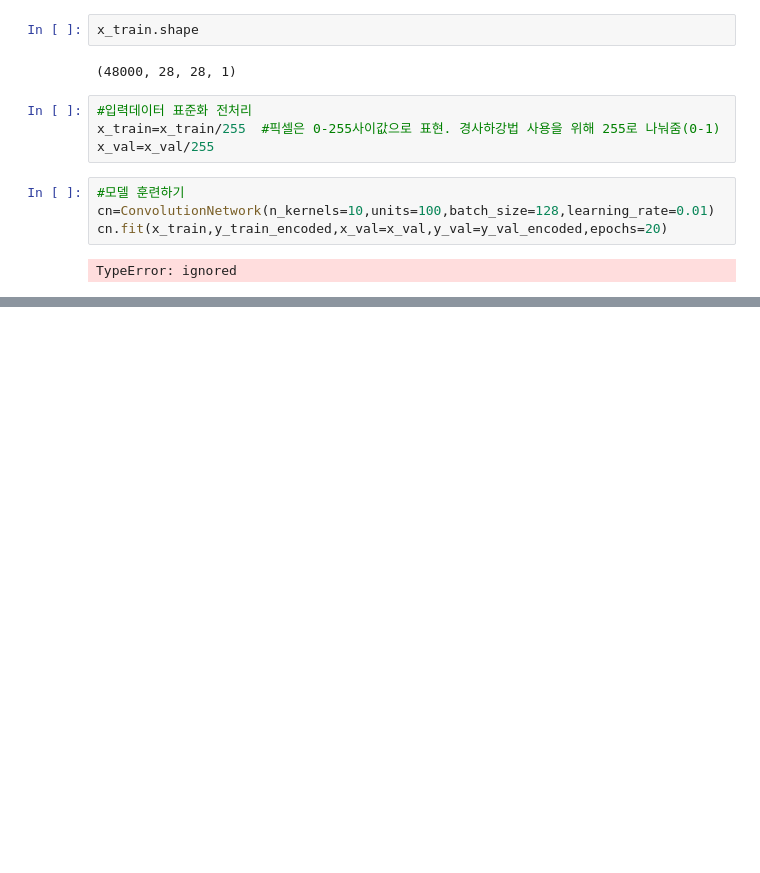
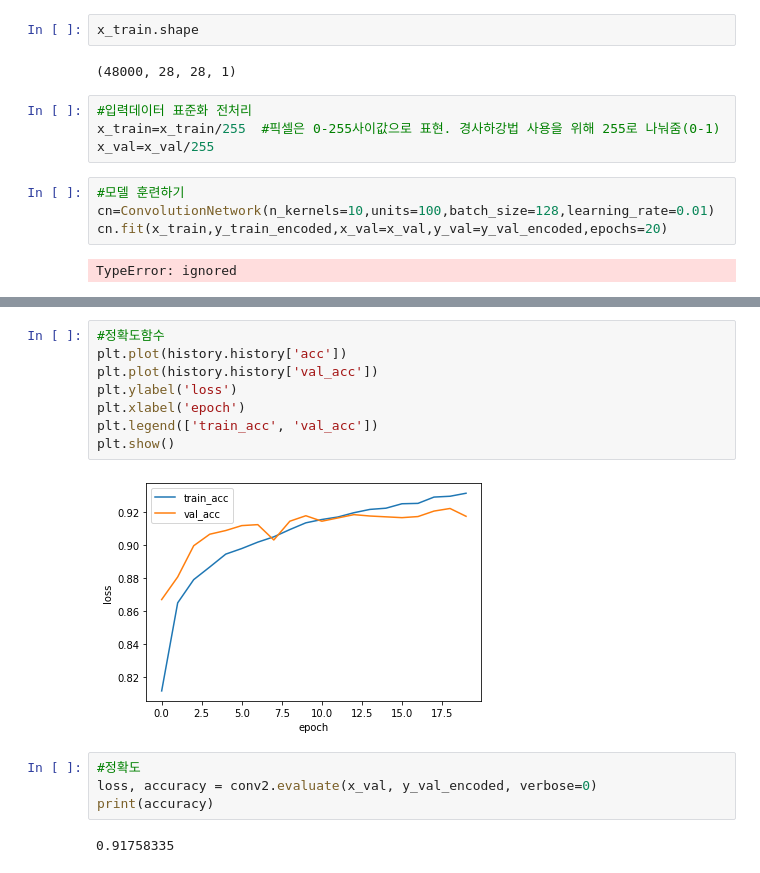
Before and after one commit to Jimin980921/DeepLearning, a Jupyter notebook: Do_it_8.ipynb, the cells around one changed output, grey strips where cells are left out. Cells and saved outputs as stored; diff of their text form; blank space fills up the shorter version.

```diff
--- a/Do_it_8.ipynb
+++ b/Do_it_8.ipynb
@@ -199,0 +346,16 @@ TypeError: ignored
+# %%
+#정확도함수
+plt.plot(history.history['acc'])
+plt.plot(history.history['val_acc'])
+plt.ylabel('loss')
+plt.xlabel('epoch')
+plt.legend(['train_acc', 'val_acc'])
+plt.show()
+# %% [output]
+[figure, added]
+# %%
+#정확도
+loss, accuracy = conv2.evaluate(x_val, y_val_encoded, verbose=0)
+print(accuracy)
+# %% [output]
+0.91758335
```
Also changed, not shown: parts of 15 cells of this notebook.
